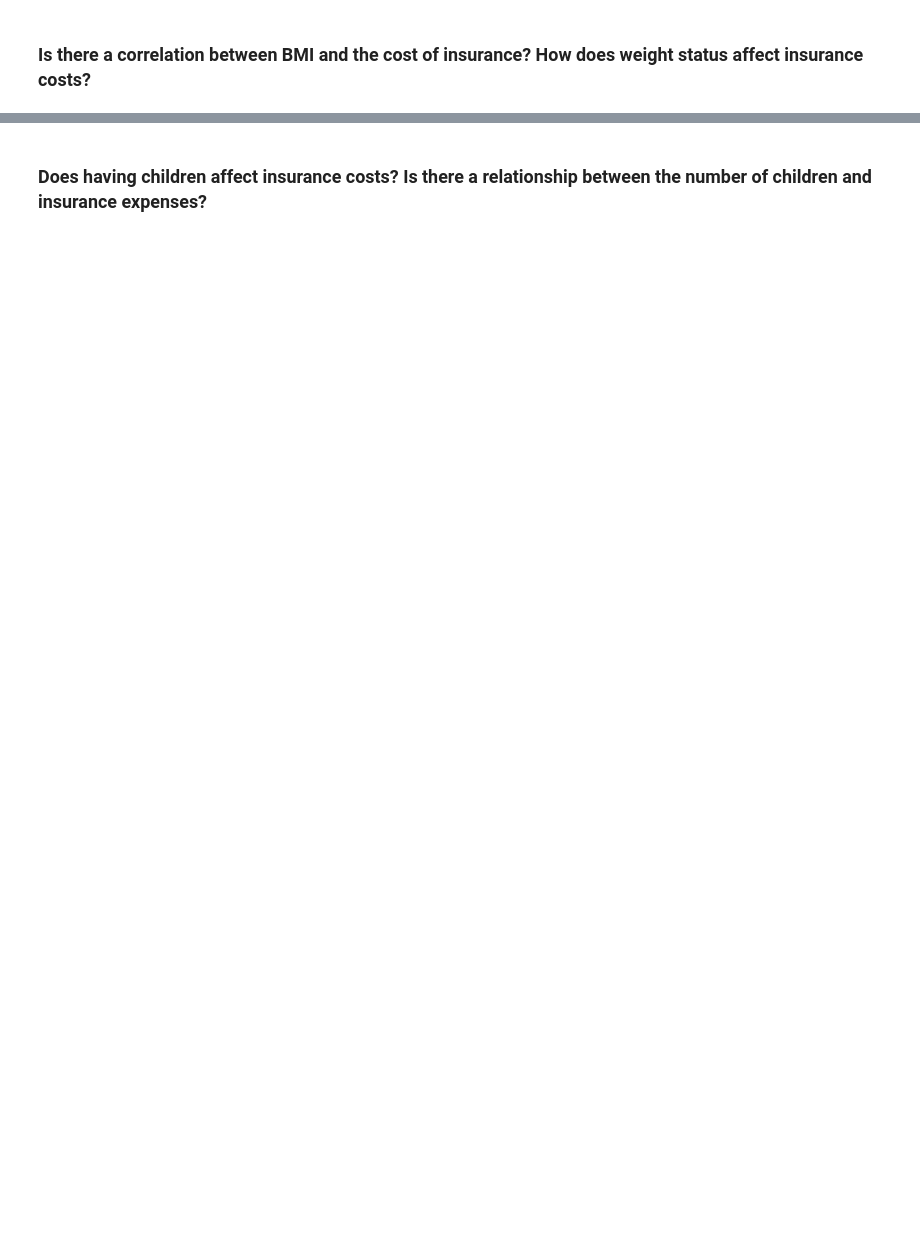
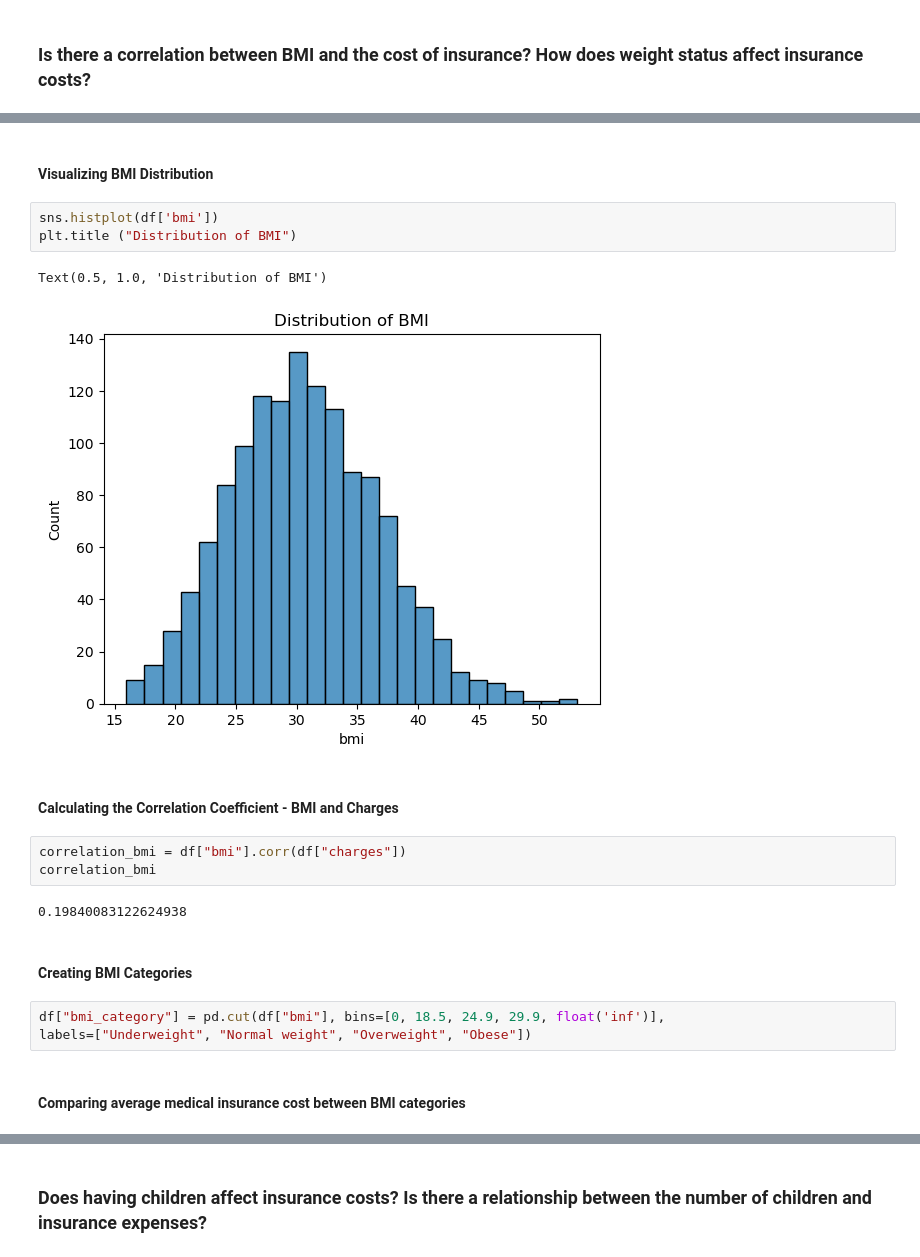
Before and after one commit to DeborahAkp/Portfolio, a Jupyter notebook: Python/Project 1 - Medical Insurance Costs/The Effect of Factors on Medical Insurance Costs.ipynb, the cells around one changed output, grey strips where cells are left out. Saved outputs shown, nothing was run; the diff lists cells and outputs as text; blank space fills up the shorter version.

```diff
--- a/Python/Project 1 - Medical Insurance Costs/The Effect of Factors on Medical Insurance Costs.ipynb
+++ b/Python/Project 1 - Medical Insurance Costs/The Effect of Factors on Medical Insurance Costs.ipynb
@@ -220,0 +217,22 @@ Since the __p-value__ is smaller than the commonly used significance level of 0.
+# %% [markdown]
+#### Visualizing BMI Distribution
+# %%
+sns.histplot(df['bmi'])
+plt.title ("Distribution of BMI")
+# %% [output]
+Text(0.5, 1.0, 'Distribution of BMI')
+[figure, added]
+# %% [markdown]
+#### Calculating the Correlation Coefficient - BMI and Charges
+# %%
+correlation_bmi = df["bmi"].corr(df["charges"])
+correlation_bmi
+# %% [output]
+0.19840083122624938
+# %% [markdown]
+#### Creating BMI Categories
+# %%
+df["bmi_category"] = pd.cut(df["bmi"], bins=[0, 18.5, 24.9, 29.9, float('inf')],
+labels=["Underweight", "Normal weight", "Overweight", "Obese"])
+# %% [markdown]
+#### Comparing average medical insurance cost between BMI categories
```
Also changed, not shown: parts of 65 cells of this notebook.
